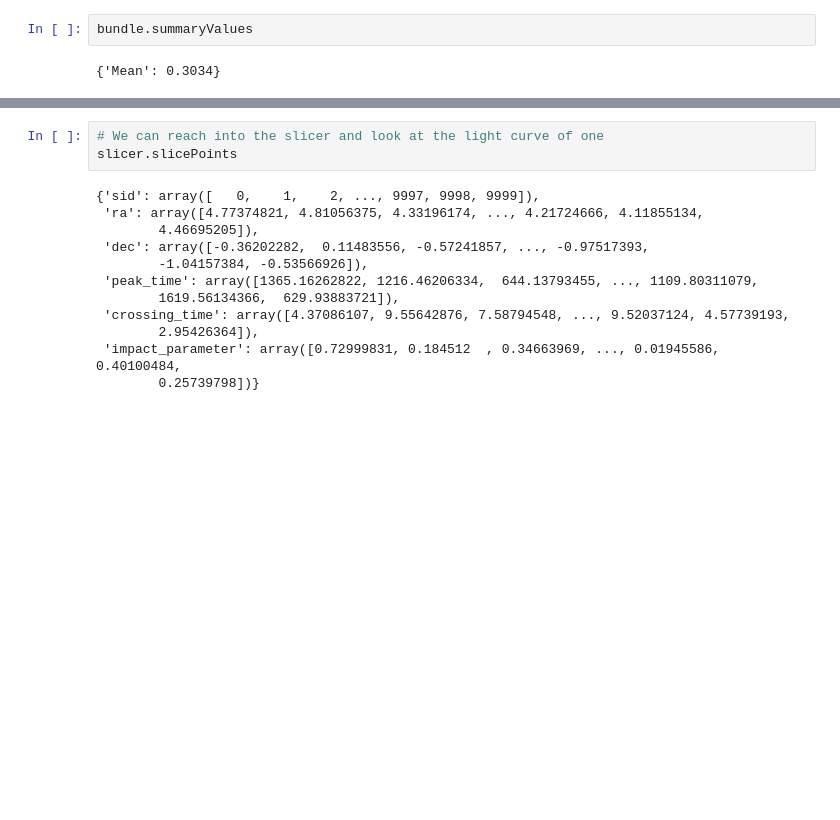
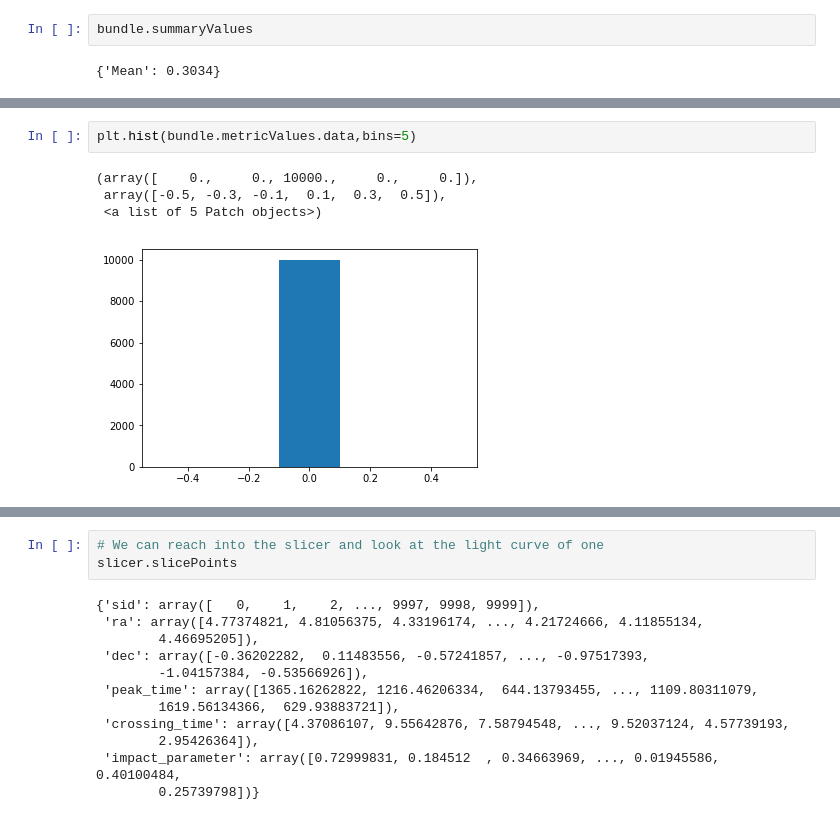
Before and after one commit to sylvielsstfr/MyCadence, a Jupyter notebook: MicroLensing/Microlensing.ipynb, the cells around one changed output, grey strips where cells are left out. Cells and saved outputs as stored; diff of their text form; blank space fills up the shorter version.

```diff
--- a/MicroLensing/Microlensing.ipynb
+++ b/MicroLensing/Microlensing.ipynb
@@ -95,3 +145,10 @@ bundle.summaryValues
+# %%
+plt.hist(bundle.metricValues.data,bins=5)
+# %% [output]
+(array([    0.,     0., 10000.,     0.,     0.]),
+ array([-0.5, -0.3, -0.1,  0.1,  0.3,  0.5]),
+ <a list of 5 Patch objects>)
+[figure, added]
 # %%
 # Let's scale it a bit to make it easier to see
 out_map = _healbin(slicer.slicePoints['ra'], slicer.slicePoints['dec'],
```
Also changed, not shown: parts of 14 cells of this notebook, 1 other file.
